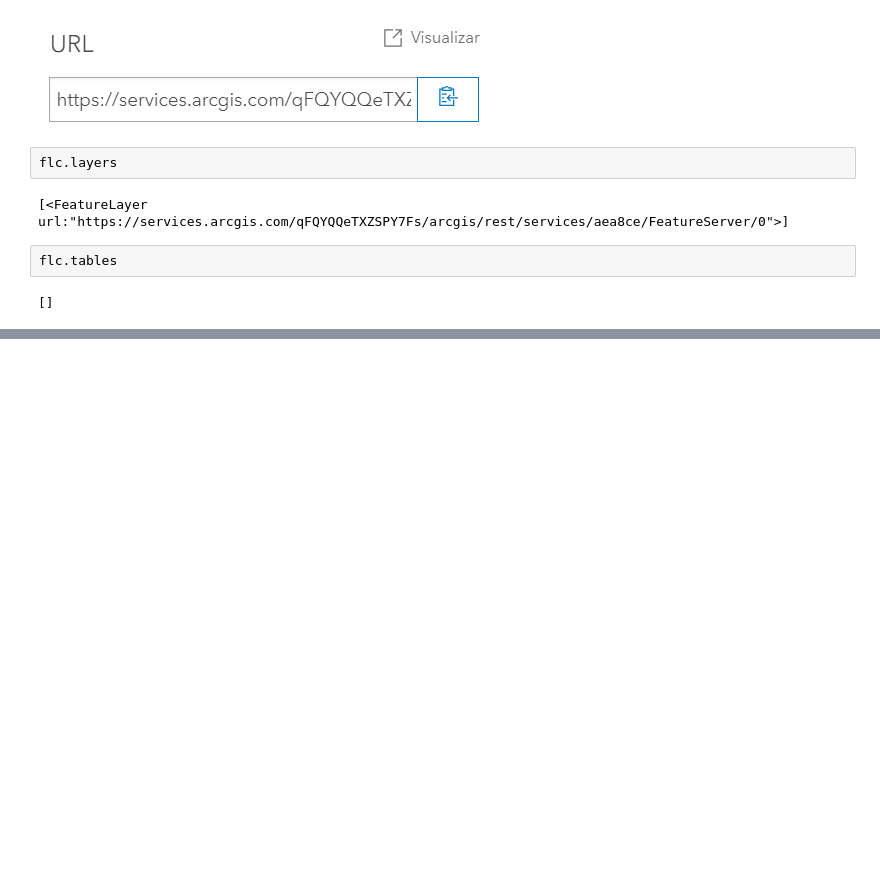
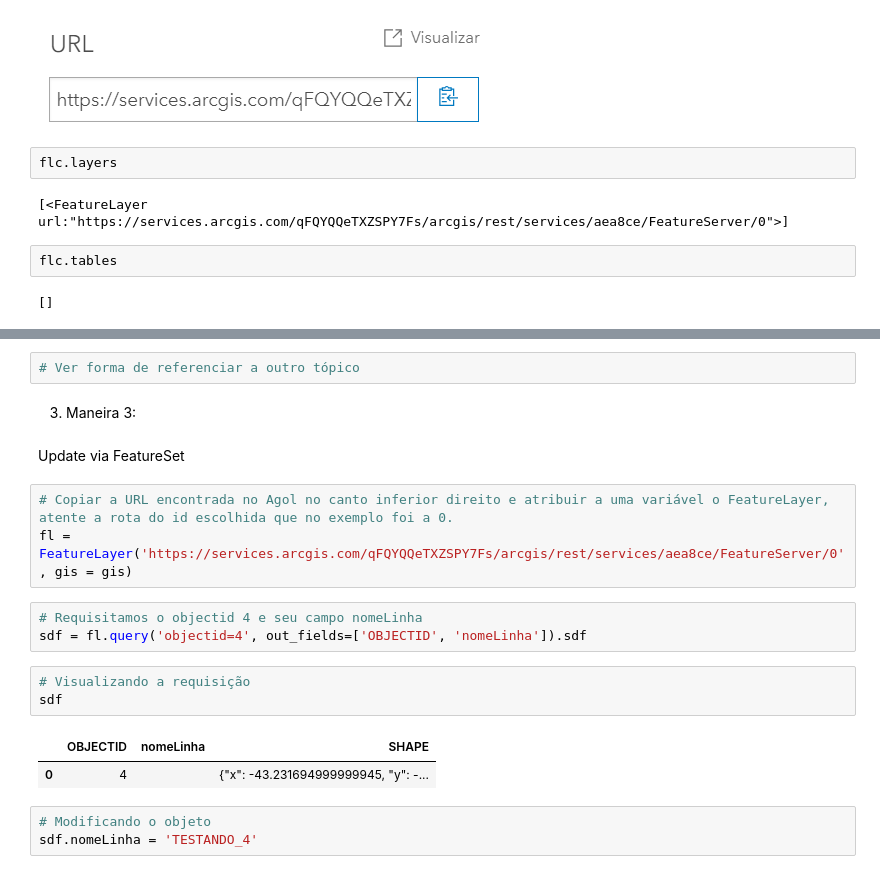
Before and after one commit to Herbert-Galindo/Tutorial_Pontos_XY, a Jupyter notebook: Convertendo_Pontos.ipynb, the cells around one changed output, grey strips where cells are left out. Cells and saved outputs as stored; diff of their text form; blank space fills up the shorter version.

```diff
--- a/Convertendo_Pontos.ipynb
+++ b/Convertendo_Pontos.ipynb
@@ -689,0 +696,21 @@ flc.tables
+# %%
+# Ver forma de referenciar a outro tópico
+# %% [markdown]
+3. Maneira 3:
+# %% [markdown]
+Update via FeatureSet
+# %%
+# Copiar a URL encontrada no Agol no canto inferior direito e atribuir a uma variável o FeatureLayer, atente a rota do id escolhida que no exemplo foi a 0.
+fl = FeatureLayer('https://services.arcgis.com/qFQYQQeTXZSPY7Fs/arcgis/rest/services/aea8ce/FeatureServer/0', gis = gis)
+# %%
+# Requisitamos o objectid 4 e seu campo nomeLinha
+sdf = fl.query('objectid=4', out_fields=['OBJECTID', 'nomeLinha']).sdf
+# %%
+# Visualizando a requisição
+sdf
+# %% [output]
+|  | OBJECTID | nomeLinha | SHAPE |
+| 0 | 4 |  | {"x": -43.231694999999945, "y": -... |
+# %%
+# Modificando o objeto
+sdf.nomeLinha = 'TESTANDO_4'
```
Also changed, not shown: parts of 26 cells of this notebook.
